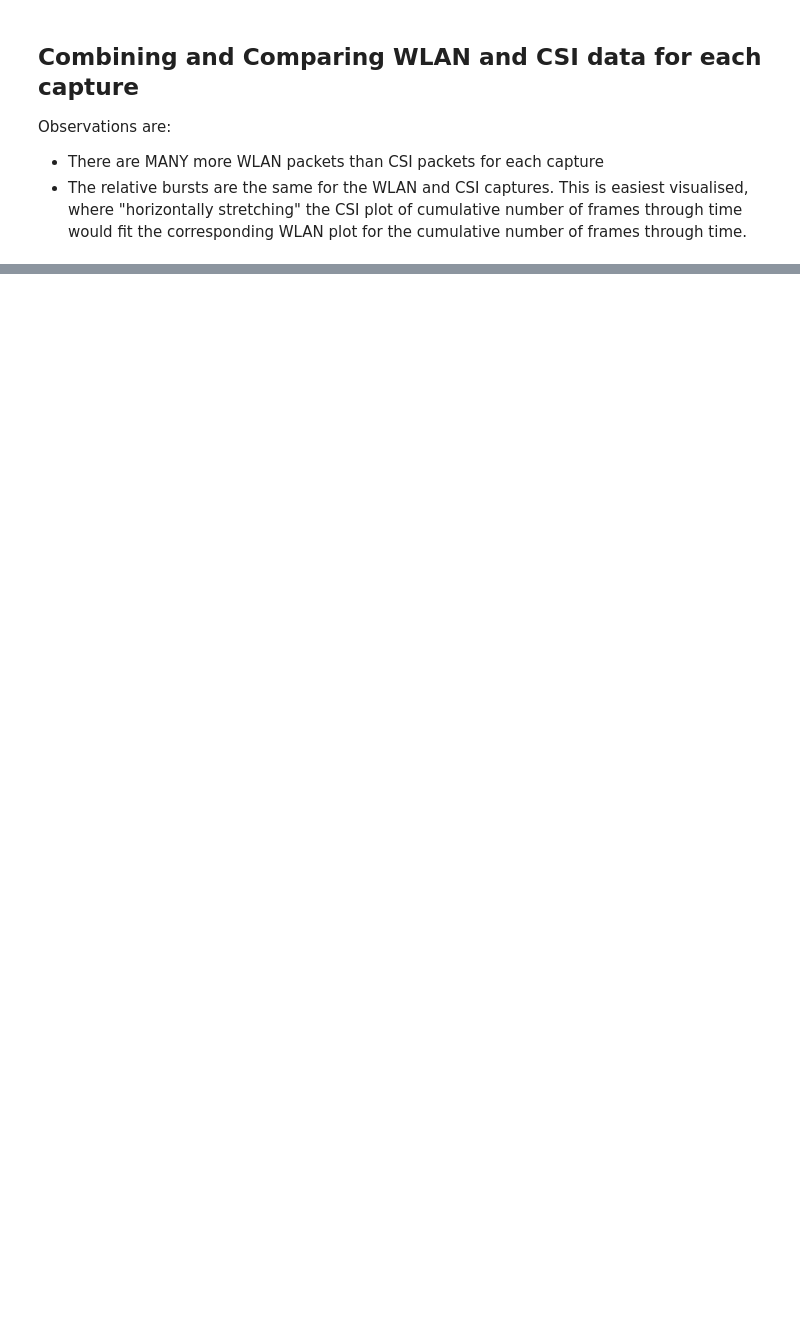
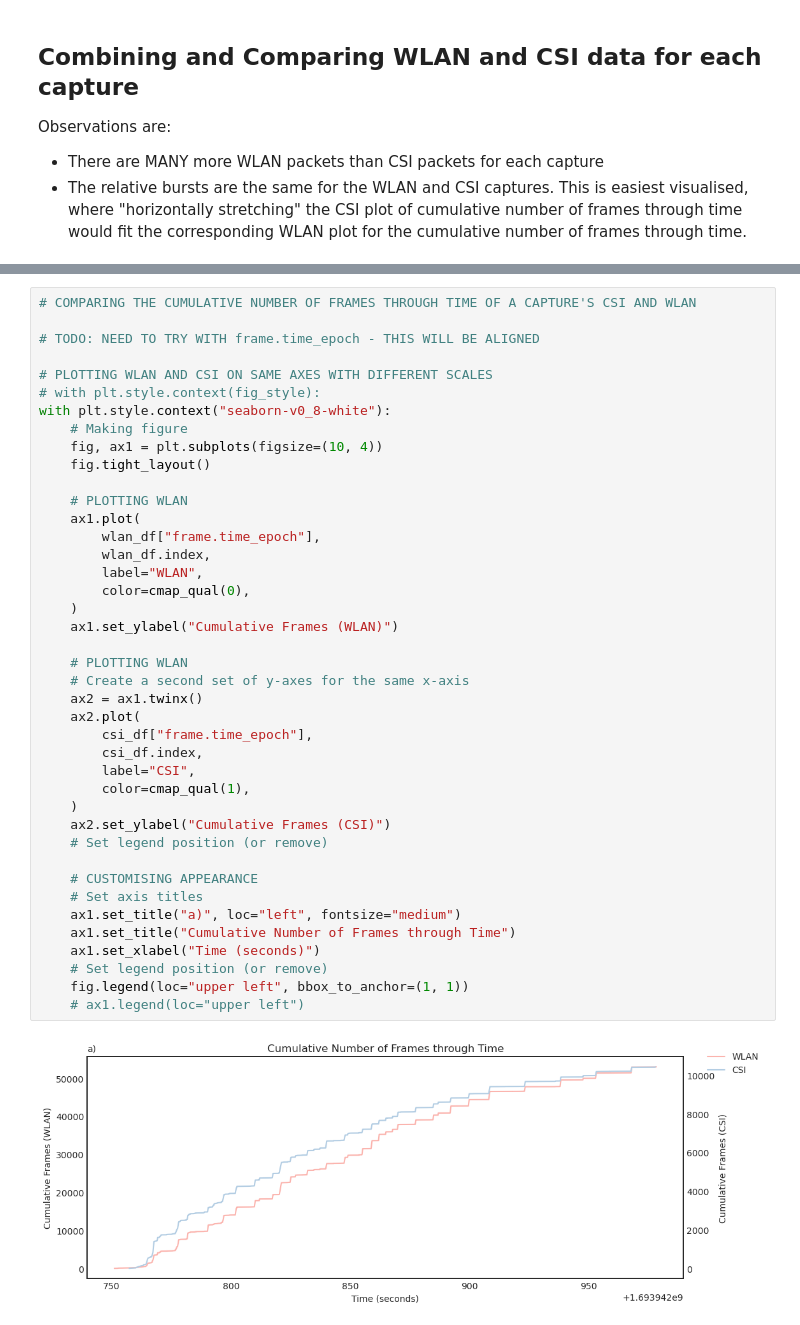
Before and after one commit to tlee08/XL-NTA_honours_dev, a Jupyter notebook: 2_analyse/initial_analysis.ipynb, the cells around one changed output, grey strips where cells are left out. Cells and saved outputs as stored; diff of their text form; blank space fills up the shorter version.

```diff
--- a/2_analyse/initial_analysis.ipynb
+++ b/2_analyse/initial_analysis.ipynb
@@ -264,3 +300,46 @@ display(csi_df)
+# %%
+# COMPARING THE CUMULATIVE NUMBER OF FRAMES THROUGH TIME OF A CAPTURE'S CSI AND WLAN
+
+# TODO: NEED TO TRY WITH frame.time_epoch - THIS WILL BE ALIGNED
+
+# PLOTTING WLAN AND CSI ON SAME AXES WITH DIFFERENT SCALES
+# with plt.style.context(fig_style):
+with plt.style.context("seaborn-v0_8-white"):
+    # Making figure
+    fig, ax1 = plt.subplots(figsize=(10, 4))
+    fig.tight_layout()
+
+    # PLOTTING WLAN
+    ax1.plot(
+        wlan_df["frame.time_epoch"],
+        wlan_df.index,
+        label="WLAN",
+        color=cmap_qual(0),
+    )
+    ax1.set_ylabel("Cumulative Frames (WLAN)")
+
+    # PLOTTING WLAN
+    # Create a second set of y-axes for the same x-axis
+    ax2 = ax1.twinx()
+    ax2.plot(
+        csi_df["frame.time_epoch"],
+        csi_df.index,
+        label="CSI",
+        color=cmap_qual(1),
+    )
+    ax2.set_ylabel("Cumulative Frames (CSI)")
+    # Set legend position (or remove)
+
+    # CUSTOMISING APPEARANCE
+    # Set axis titles
+    ax1.set_title("a)", loc="left", fontsize="medium")
+    ax1.set_title("Cumulative Number of Frames through Time")
+    ax1.set_xlabel("Time (seconds)")
+    # Set legend position (or remove)
+    fig.legend(loc="upper left", bbox_to_anchor=(1, 1))
+    # ax1.legend(loc="upper left")
+# %% [output]
+[figure, added]
 # %%
 # COMPARING THE CUMULATIVE NUMBER OF FRAMES THROUGH TIME OF A CAPTURE'S CSI AND WLAN
 
```
Also changed, not shown: parts of 5 cells of this notebook, 6 other files.
